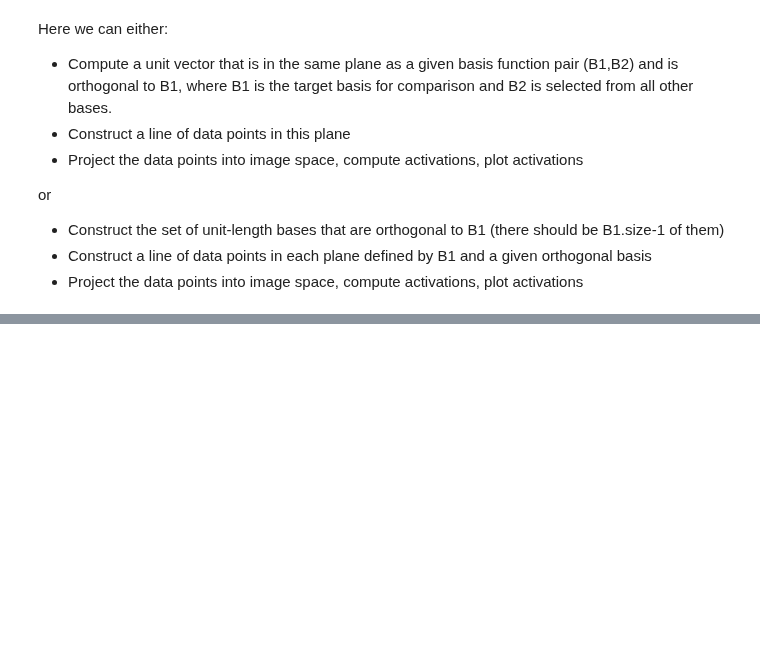
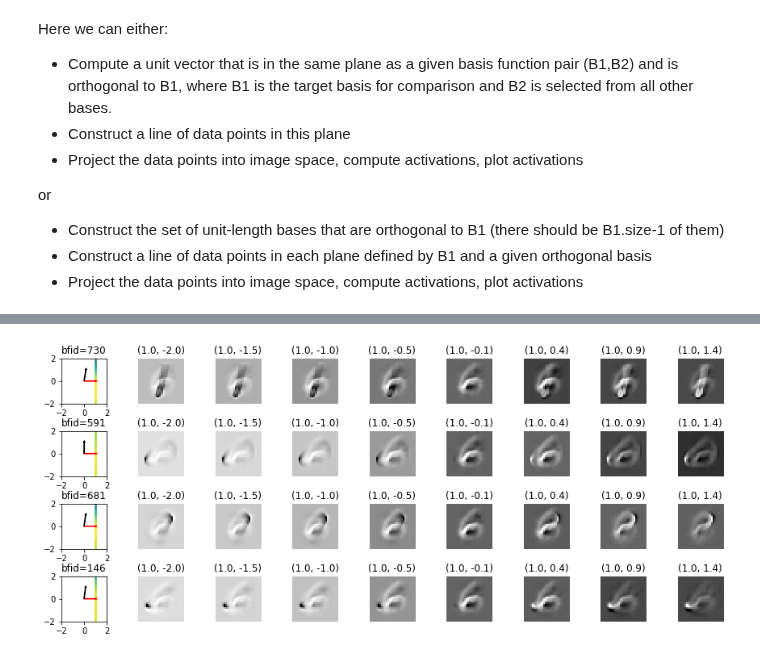
Before and after one commit to dpaiton/DeepSparseCoding, a Jupyter notebook: vis_iso_contours.ipynb, the cells around one changed output, grey strips where cells are left out. Drawn from its saved outputs; the diff is of its cells as text; code cells hidden in the pictures; blank space fills up the shorter version.

```diff
--- a/vis_iso_contours.ipynb
+++ b/vis_iso_contours.ipynb
@@ -596,14 +626,14 @@ pop_proj_datapoints = pop_proj_datapoints[slice_indices,:] # slice grid
 pop_datapoints = [None,]*num_orthogonal
 pop_proj_neurons = [None,]*num_orthogonal
 for pop_idx, tmp_bf_id1 in enumerate(orthogonal_list):
-  tmp_bf2 = analyzer.bf_stats["basis_functions"][tmp_bf_id1].reshape((analyzer.model_params.patch_edge_size**2))
+  tmp_bf2 = analyzer.bf_stats["basis_functions"][tmp_bf_id1].reshape((analyzer.model_params.num_pixels))
   tmp_bf2 /= np.linalg.norm(tmp_bf2)
   tmp_proj_matrix, v = analyzer.bf_projections(bf1, tmp_bf2)
   pop_proj_neurons[pop_idx] = (np.dot(tmp_proj_matrix, bf1).T, np.dot(tmp_proj_matrix, tmp_bf2).T)
   pop_datapoints[pop_idx] = np.dot(pop_proj_datapoints, tmp_proj_matrix)#[slice_indices,:]
 
 pop_datapoints = np.reshape(np.stack(pop_datapoints, axis=0),
-  [num_orthogonal*pop_num_imgs, analyzer.model_params.patch_edge_size**2])
+  [num_orthogonal*pop_num_imgs, analyzer.model_params.num_pixels])
 
 pop_datapoints = dp.reshape_data(pop_datapoints, flatten=False)[0]
 pop_datapoints = {"test": Dataset(pop_datapoints, lbls=None, ignore_lbls=None, rand_state=analyzer.rand_state)}
@@ -612,7 +642,7 @@ pop_datapoints = analyzer.model.preprocess_dataset(pop_datapoints,
   "whiten_method":analyzer.model_params.whiten_method})
 pop_datapoints = analyzer.model.reshape_dataset(pop_datapoints, analyzer.model_params)
 pop_datapoints["test"].images /= np.max(np.abs(pop_datapoints["test"].images))
-pop_datapoints["test"].images *= analyzer.analysis_params["input_scale"]
+pop_datapoints["test"].images *= analyzer.analysis_params.input_scale
 # %%
 pop_activations = analyzer.compute_activations(pop_datapoints["test"].images)[:, bf_id0]
 pop_activations = pop_activations.reshape([num_orthogonal, pop_num_imgs])
@@ -628,35 +660,37 @@ for yid in range(num_plots_y):
   ax1 = fig.add_subplot(gs1[yid, 0])
   pop_orthog_activity = pop_norm_activity[orthog_idx, :]
 
   cmap = plt.get_cmap('viridis')
 
   vmin = np.floor(np.min(pop_orthog_activity))
   vmax = np.ceil(np.max(pop_orthog_activity))
   rank_indices = np.argsort(pop_orthog_activity)
   pts = ax1.scatter(pop_proj_datapoints[rank_indices,0], pop_proj_datapoints[rank_indices,1],
     vmin=vmin, vmax=vmax, cmap=cmap, c=pop_orthog_activity[rank_indices], s=1.0)
   ax1.arrow(0, 0, pop_proj_neurons[orthog_idx][0][0].item(), pop_proj_neurons[orthog_idx][0][1].item(),
     width=0.05, head_width=0.15, head_length=0.15, fc='r', ec='r')
   ax1.arrow(0, 0, pop_proj_neurons[orthog_idx][1][0].item(), pop_proj_neurons[orthog_idx][1][1].item(),
     width=0.05, head_width=0.15, head_length=0.15, fc='k', ec='k')
   ax1.set_xlim([-2,2])
   ax1.set_ylim([-2,2])
   ax1.set_aspect("equal")
   ax1.set_title("bfid="+str(orthogonal_list[orthog_idx]))
 
   y_indices = np.arange(pop_num_imgs)[::int(pop_num_imgs/num_comparison_points)]
   if y_indices.size < num_comparison_points:
     y_indices.append(-1)
   for pid, xid in enumerate(range(1, num_plots_x)):
     ax = pf.clear_axis(fig.add_subplot(gs1[yid, xid]))
     imid = np.ravel_multi_index((orthog_idx, y_indices[pid]), (num_orthogonal, pop_num_imgs))
-    ax.imshow(pop_datapoints["test"].images[imid, ...].reshape([analyzer.model_params.patch_edge_size,
-      analyzer.model_params.patch_edge_size]), cmap="Greys_r")
+    ax.imshow(pop_datapoints["test"].images[imid, ...].reshape([int(np.sqrt(analyzer.model_params.num_pixels)),
+      int(np.sqrt(analyzer.model_params.num_pixels))]), cmap="Greys_r")
     subfig_title = ("({:.1f}, ".format(pop_proj_datapoints[y_indices[pid],0])
       +"{:.1f})".format(pop_proj_datapoints[y_indices[pid],1]))
     ax.set_title(subfig_title)
 fig.savefig(analyzer.analysis_out_dir+"/vis/orthogonal_slice_examples_bf0id"+str(bf_id0)+".png")
 plt.show()
+# %% [output]
+[figure, added]
 # %%
 fig, ax = plt.subplots(1,2, figsize=(8,8))
 for orthog_idx in range(num_orthogonal):
```
Also changed, not shown: parts of 21 cells of this notebook.
